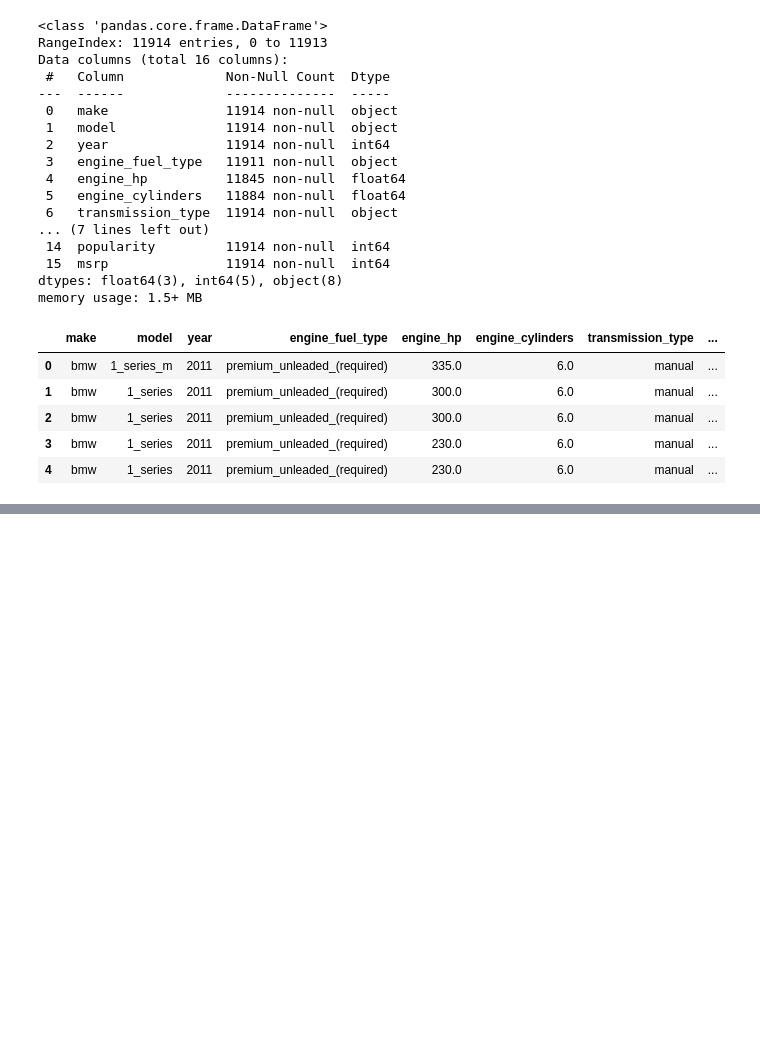
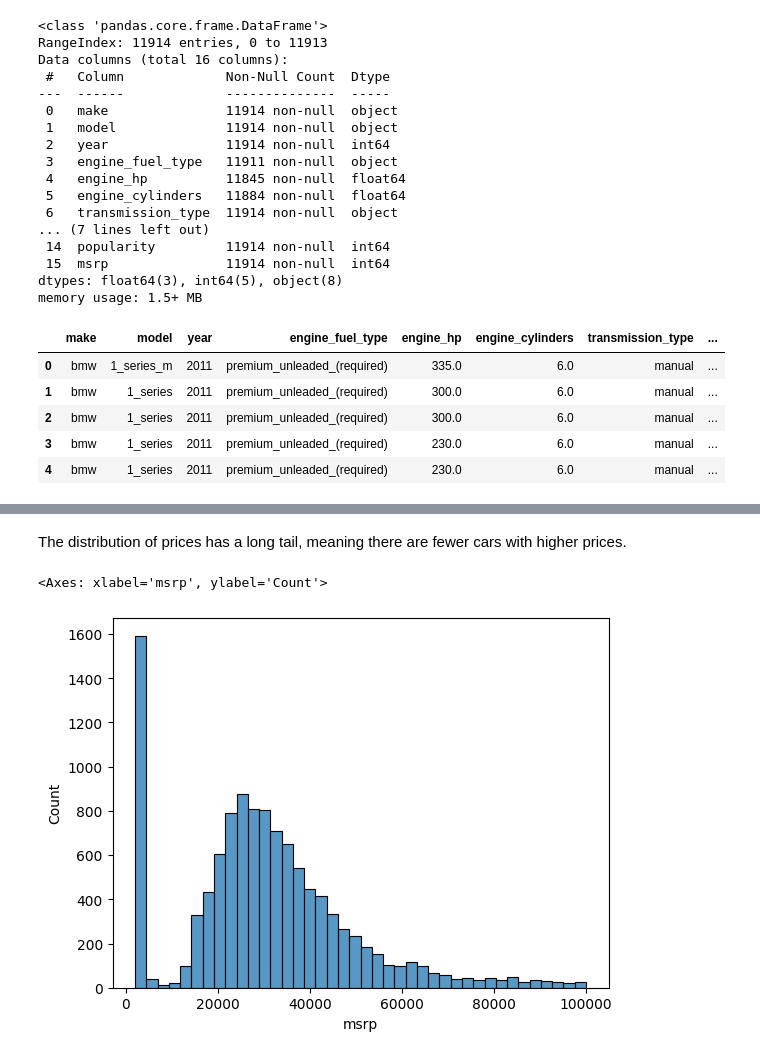
Before and after one commit to IzhanAli08/Machine-Learning-Projects, a Jupyter notebook: CarPricePredictionProject.ipynb, the cells around one changed output, grey strips where cells are left out. Saved outputs shown, nothing was run; the diff lists cells and outputs as text; code cells hidden in the pictures; blank space fills up the shorter version.

```diff
--- a/CarPricePredictionProject.ipynb
+++ b/CarPricePredictionProject.ipynb
@@ -133,0 +140,7 @@ df.head()
+# %% [markdown]
+The distribution of prices has a long tail, meaning there are fewer cars with higher prices.
+# %%
+sns.histplot(df.msrp[df.msrp<100000],bins=40)
+# %% [output]
+<Axes: xlabel='msrp', ylabel='Count'>
+[figure, added]
```
Also changed, not shown: parts of 2 cells of this notebook.
